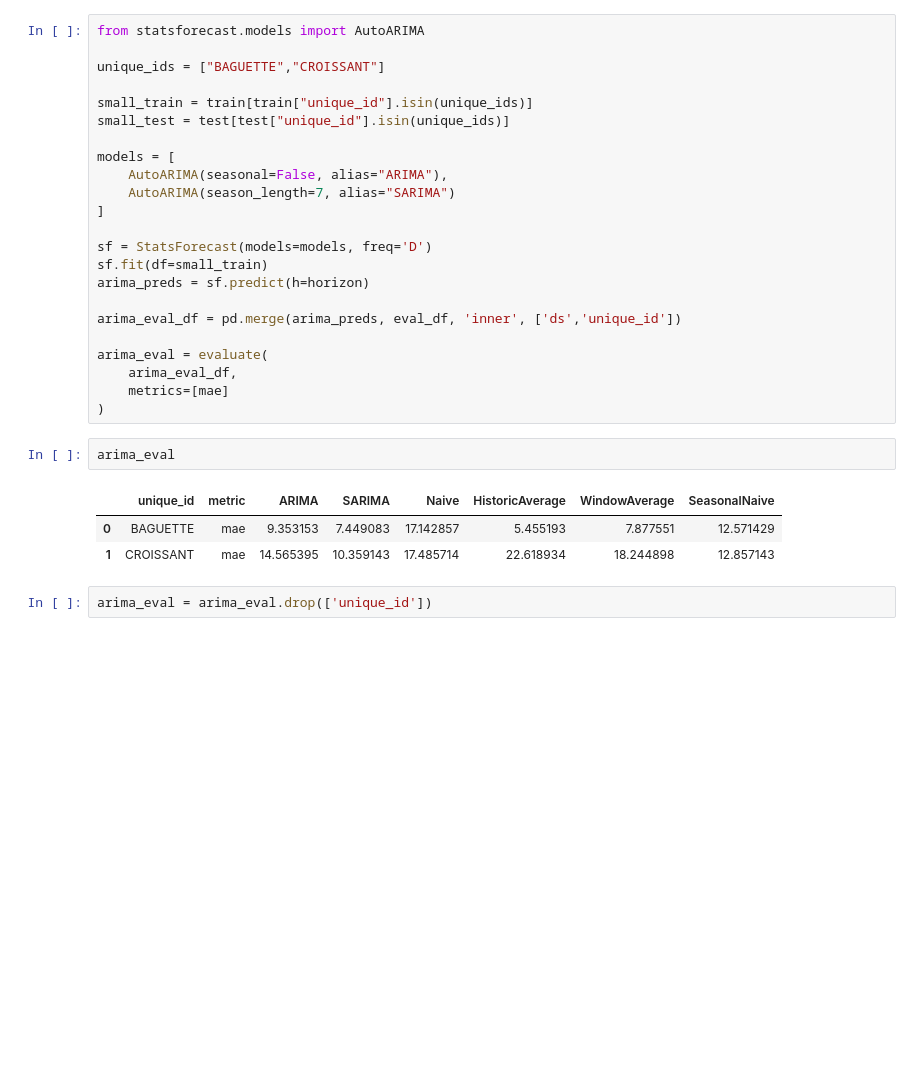
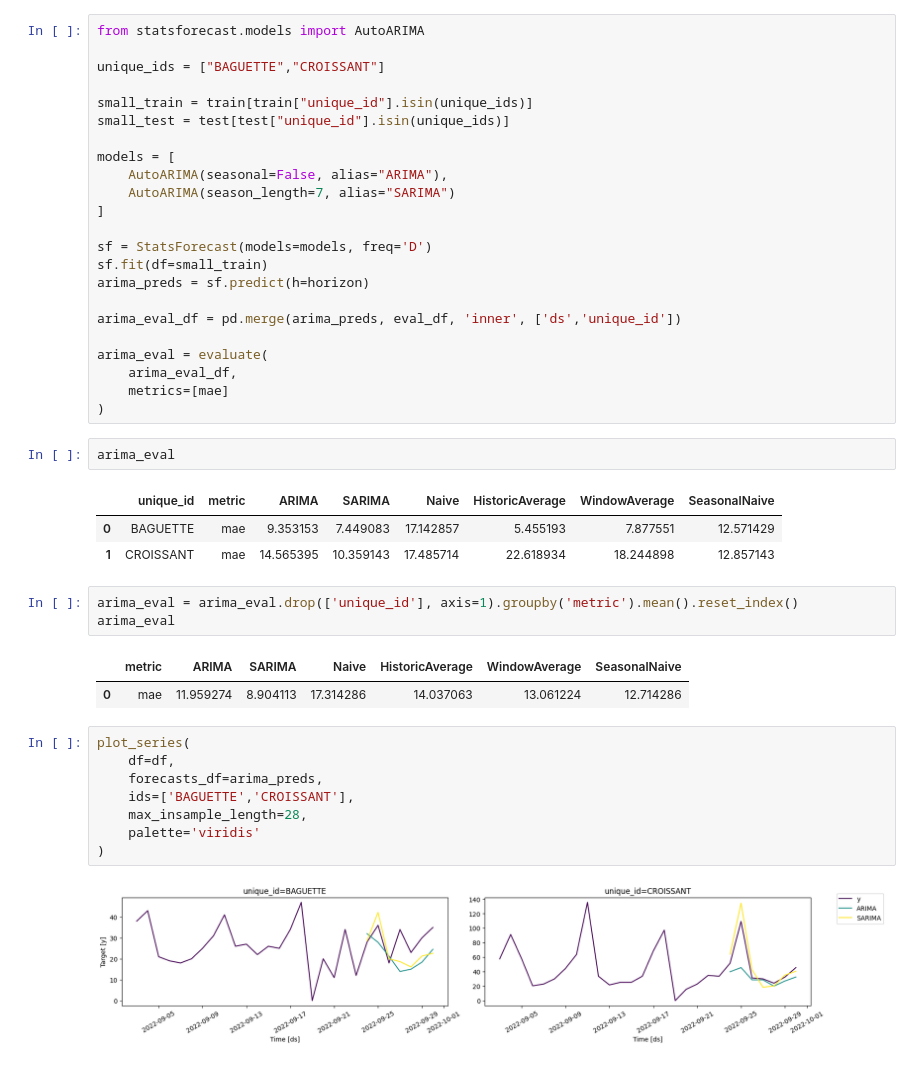
Before and after one commit to dilshan-49/ML_Journey, a Jupyter notebook: time_series/time_series_1.ipynb, the cells around one changed output. Drawn from its saved outputs; the diff is of its cells as text; blank space fills up the shorter version.

```diff
--- a/time_series/time_series_1.ipynb
+++ b/time_series/time_series_1.ipynb
@@ -136,4 +136,18 @@ arima_eval
 | 0 | BAGUETTE | mae | 9.353153 | 7.449083 | 17.142857 | 5.455193 | 7.877551 | 12.571429 |
 | 1 | CROISSANT | mae | 14.565395 | 10.359143 | 17.485714 | 22.618934 | 18.244898 | 12.857143 |
 # %%
-arima_eval = arima_eval.drop(['unique_id'])
+arima_eval = arima_eval.drop(['unique_id'], axis=1).groupby('metric').mean().reset_index()
+arima_eval
+# %% [output]
+|  | metric | ARIMA | SARIMA | Naive | HistoricAverage | WindowAverage | SeasonalNaive |
+| 0 | mae | 11.959274 | 8.904113 | 17.314286 | 14.037063 | 13.061224 | 12.714286 |
+# %%
+plot_series(
+    df=df,
+    forecasts_df=arima_preds,
+    ids=['BAGUETTE','CROISSANT'],
+    max_insample_length=28,
+    palette='viridis'
+)
+# %% [output]
+[figure, added]
```
Also changed, not shown: parts of 35 cells of this notebook.
